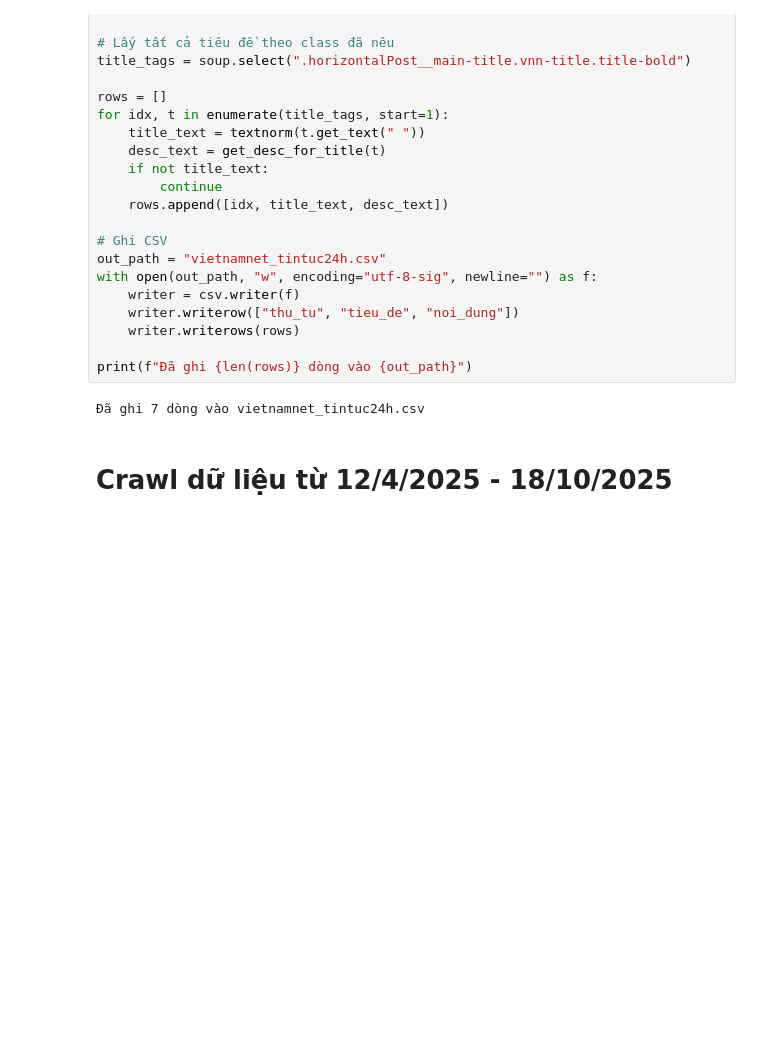
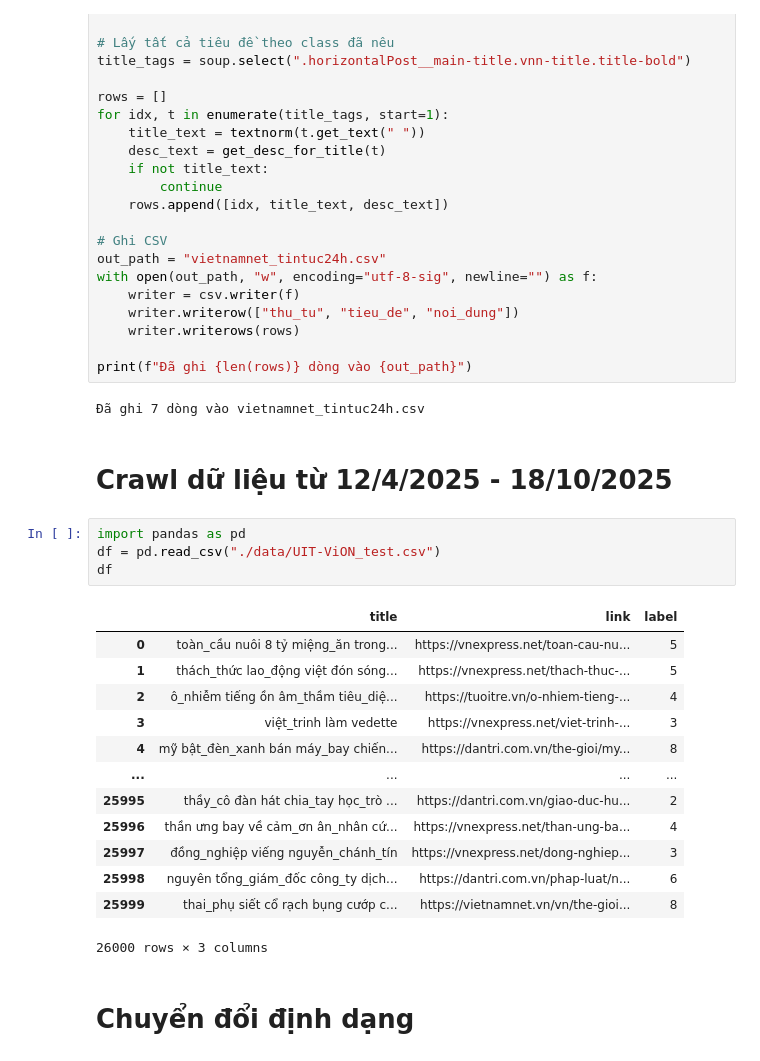
Before and after one commit to leducthanh041/DS102-DoAn, a Jupyter notebook: 01.crawl.ipynb, the cells around one changed output. Drawn from its saved outputs; the diff is of its cells as text; blank space fills up the shorter version.

```diff
--- a/01.crawl.ipynb
+++ b/01.crawl.ipynb
@@ -124,3 +124,23 @@ print(f"Đã ghi {len(rows)} dòng vào {out_path}")
 Đã ghi 7 dòng vào vietnamnet_tintuc24h.csv
 # %% [markdown]
 # Crawl dữ liệu từ 12/4/2025 - 18/10/2025
+# %%
+import pandas as pd
+df = pd.read_csv("./data/UIT-ViON_test.csv")
+df
+# %% [output]
+|  | title | link | label |
+| 0 | toàn_cầu nuôi 8 tỷ miệng_ăn trong... | https://vnexpress.net/toan-cau-nu... | 5 |
+| 1 | thách_thức lao_động việt đón sóng... | https://vnexpress.net/thach-thuc-... | 5 |
+| 2 | ô_nhiễm tiếng ồn âm_thầm tiêu_diệ... | https://tuoitre.vn/o-nhiem-tieng-... | 4 |
+| 3 | việt_trinh làm vedette | https://vnexpress.net/viet-trinh-... | 3 |
+| 4 | mỹ bật_đèn_xanh bán máy_bay chiến... | https://dantri.com.vn/the-gioi/my... | 8 |
+| ... | ... | ... | ... |
+| 25995 | thầy_cô đàn hát chia_tay học_trò ... | https://dantri.com.vn/giao-duc-hu... | 2 |
+| 25996 | thần ưng bay về cảm_ơn ân_nhân cứ... | https://vnexpress.net/than-ung-ba... | 4 |
+| 25997 | đồng_nghiệp viếng nguyễn_chánh_tín | https://vnexpress.net/dong-nghiep... | 3 |
+| 25998 | nguyên tổng_giám_đốc công_ty dịch... | https://dantri.com.vn/phap-luat/n... | 6 |
+| 25999 | thai_phụ siết cổ rạch bụng cướp c... | https://vietnamnet.vn/vn/the-gioi... | 8 |
+26000 rows × 3 columns
+# %% [markdown]
+# Chuyển đổi định dạng
```
Also changed, not shown: parts of 1 cell of this notebook, 5 other files.
